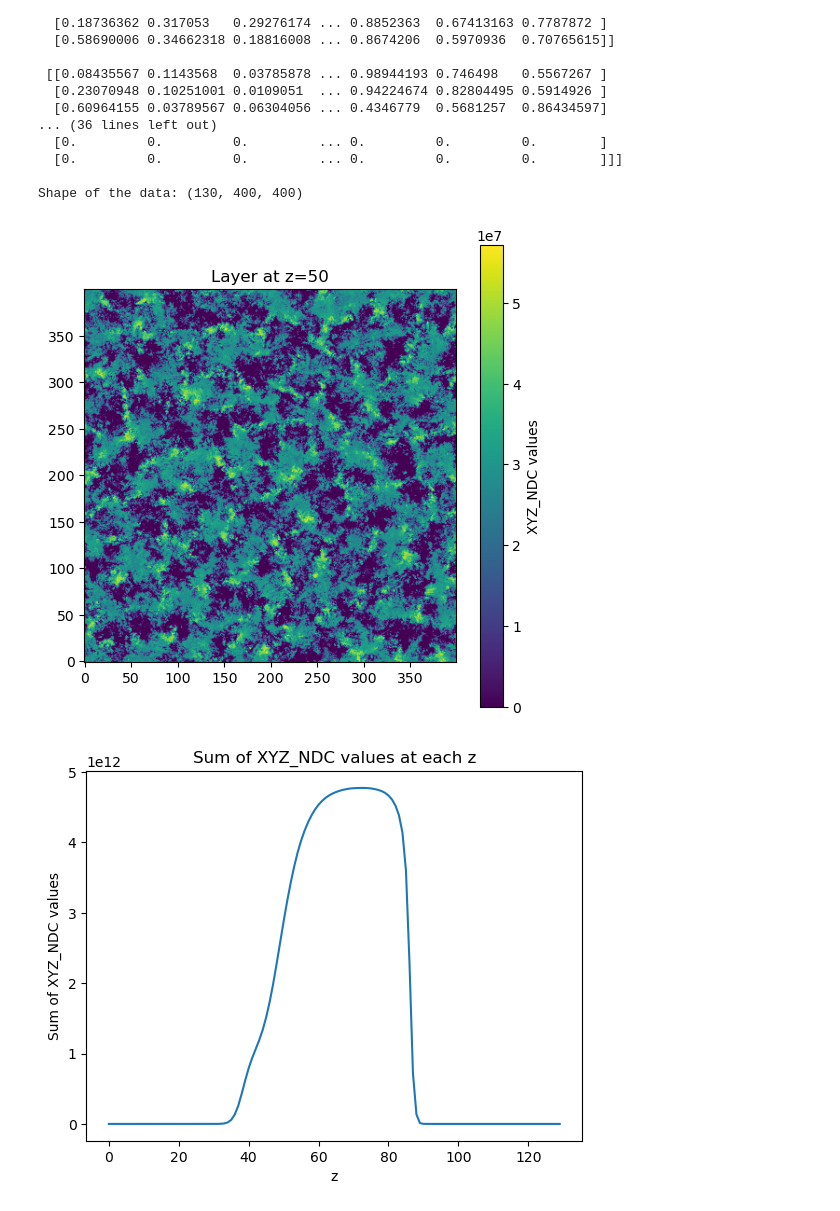
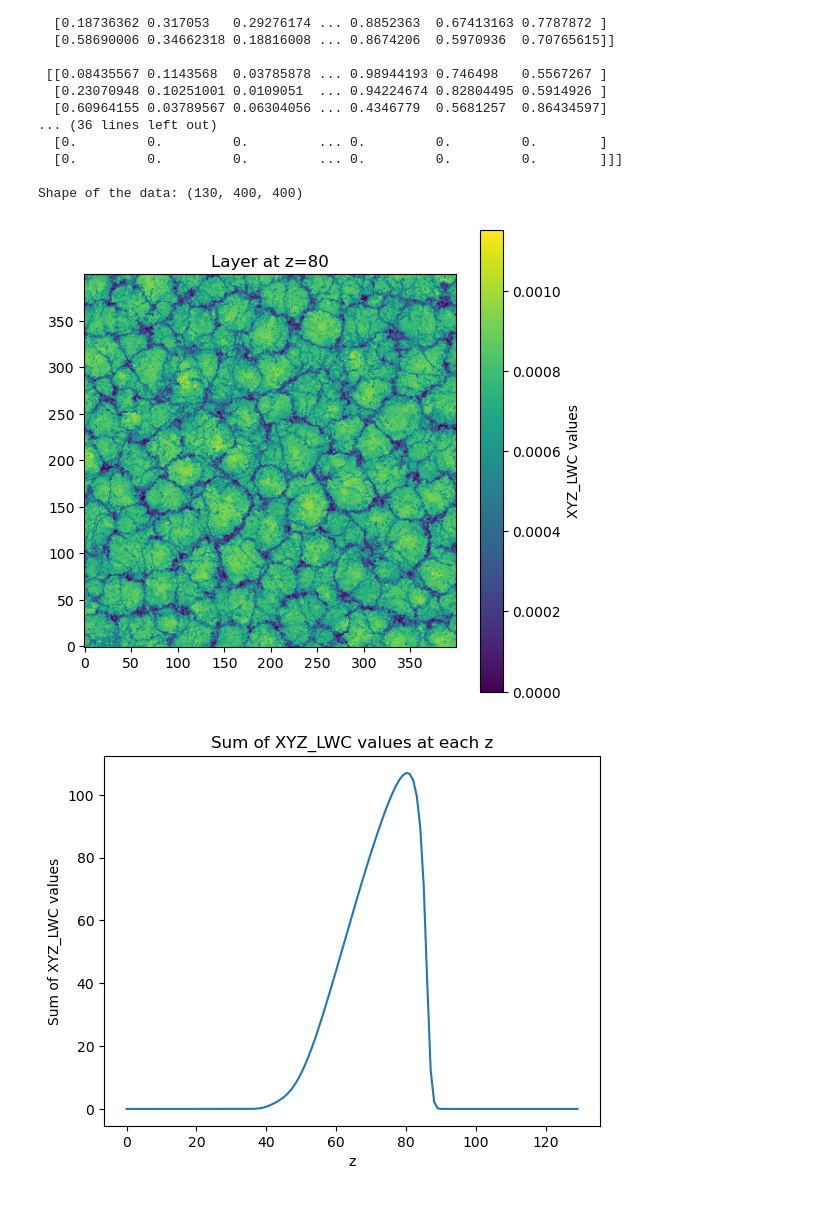
Before and after one commit to yuu-256/les2mcstar, a Jupyter notebook: driver/check_nc.ipynb, the cells around one changed output. Drawn from its saved outputs; the diff is of its cells as text; code cells hidden in the pictures.

```diff
--- a/driver/check_nc.ipynb
+++ b/driver/check_nc.ipynb
@@ -70,11 +70,11 @@ XYZ_NDC:
 Shape of the data: (130, 400, 400)
 # %%
 ### PLOT A SLICE OF THE DATA ###
-# libnc4.plot_slice_at_z(dataset, 'XYZ_LWC', 80)
-# libnc4.plot_sum(dataset, 'XYZ_LWC')
+libnc4.plot_slice_at_z(dataset, 'XYZ_LWC', 80)
+libnc4.plot_sum(dataset, 'XYZ_LWC')
 
-libnc4.plot_slice_at_z(dataset, 'XYZ_NDC', 50)
-libnc4.plot_sum(dataset, 'XYZ_NDC')
+# libnc4.plot_slice_at_z(dataset, 'XYZ_NDC', 80)
+# libnc4.plot_sum(dataset, 'XYZ_NDC')
 # %% [output]
-[figure, old version]
+[figure, new version]
-[figure, old version]
+[figure, new version]
```
Also changed, not shown: parts of 1 cell of this notebook, 2 other files.
